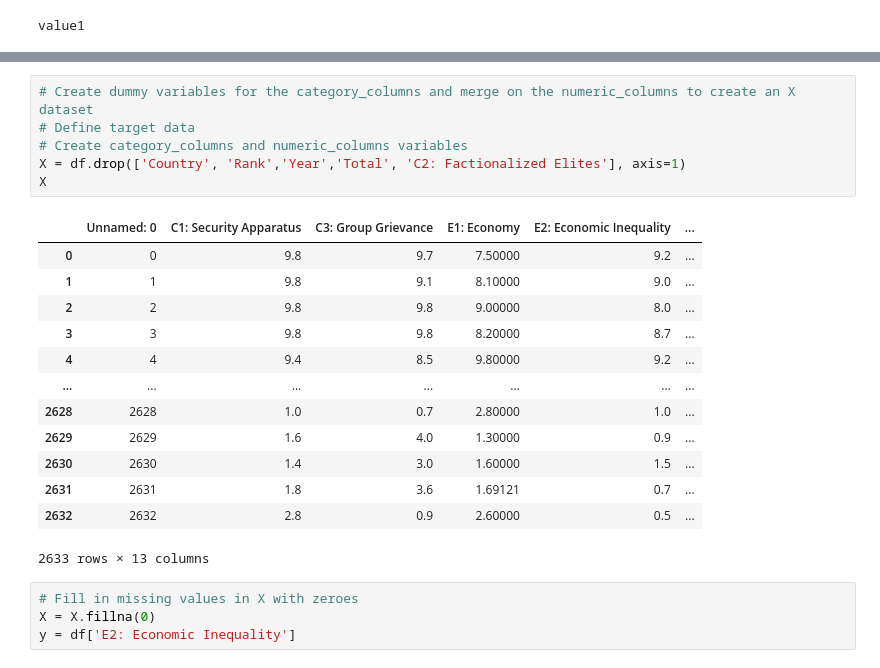
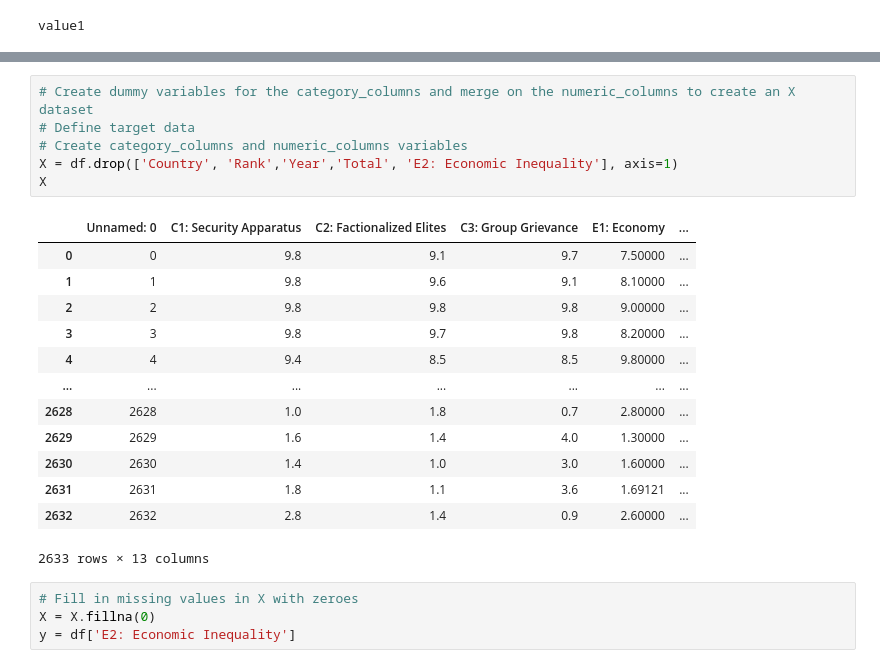
Before and after one commit to Tsedtopia/final_project, a Jupyter notebook: factors_cohesion/social_cohesion_E2.ipynb, the cells around one changed output, grey strips where cells are left out. Saved outputs shown, nothing was run; the diff lists cells and outputs as text.

```diff
--- a/factors_cohesion/social_cohesion_E2.ipynb
+++ b/factors_cohesion/social_cohesion_E2.ipynb
@@ -57,22 +59,22 @@ df
 # %%
 # Create dummy variables for the category_columns and merge on the numeric_columns to create an X dataset
 # Define target data
 # Create category_columns and numeric_columns variables
-X = df.drop(['Country', 'Rank','Year','Total', 'C2: Factionalized Elites'], axis=1)
+X = df.drop(['Country', 'Rank','Year','Total', 'E2: Economic Inequality'], axis=1)
 X
 # %% [output]
-|  | Unnamed: 0 | C1: Security Apparatus | C3: Group Grievance | E1: Economy | E2: Economic Inequality | ... |
-| 0 | 0 | 9.8 | 9.7 | 7.50000 | 9.2 | ... |
-| 1 | 1 | 9.8 | 9.1 | 8.10000 | 9.0 | ... |
-| 2 | 2 | 9.8 | 9.8 | 9.00000 | 8.0 | ... |
-| 3 | 3 | 9.8 | 9.8 | 8.20000 | 8.7 | ... |
-| 4 | 4 | 9.4 | 8.5 | 9.80000 | 9.2 | ... |
+|  | Unnamed: 0 | C1: Security Apparatus | C2: Factionalized Elites | C3: Group Grievance | E1: Economy | ... |
+| 0 | 0 | 9.8 | 9.1 | 9.7 | 7.50000 | ... |
+| 1 | 1 | 9.8 | 9.6 | 9.1 | 8.10000 | ... |
+| 2 | 2 | 9.8 | 9.8 | 9.8 | 9.00000 | ... |
+| 3 | 3 | 9.8 | 9.7 | 9.8 | 8.20000 | ... |
+| 4 | 4 | 9.4 | 8.5 | 8.5 | 9.80000 | ... |
 | ... | ... | ... | ... | ... | ... | ... |
-| 2628 | 2628 | 1.0 | 0.7 | 2.80000 | 1.0 | ... |
-| 2629 | 2629 | 1.6 | 4.0 | 1.30000 | 0.9 | ... |
-| 2630 | 2630 | 1.4 | 3.0 | 1.60000 | 1.5 | ... |
-| 2631 | 2631 | 1.8 | 3.6 | 1.69121 | 0.7 | ... |
-| 2632 | 2632 | 2.8 | 0.9 | 2.60000 | 0.5 | ... |
+| 2628 | 2628 | 1.0 | 1.8 | 0.7 | 2.80000 | ... |
+| 2629 | 2629 | 1.6 | 1.4 | 4.0 | 1.30000 | ... |
+| 2630 | 2630 | 1.4 | 1.0 | 3.0 | 1.60000 | ... |
+| 2631 | 2631 | 1.8 | 1.1 | 3.6 | 1.69121 | ... |
+| 2632 | 2632 | 2.8 | 1.4 | 0.9 | 2.60000 | ... |
 2633 rows × 13 columns
 # %%
 # Fill in missing values in X with zeroes
```
Also changed, not shown: parts of 21 cells of this notebook, 8 other files.
